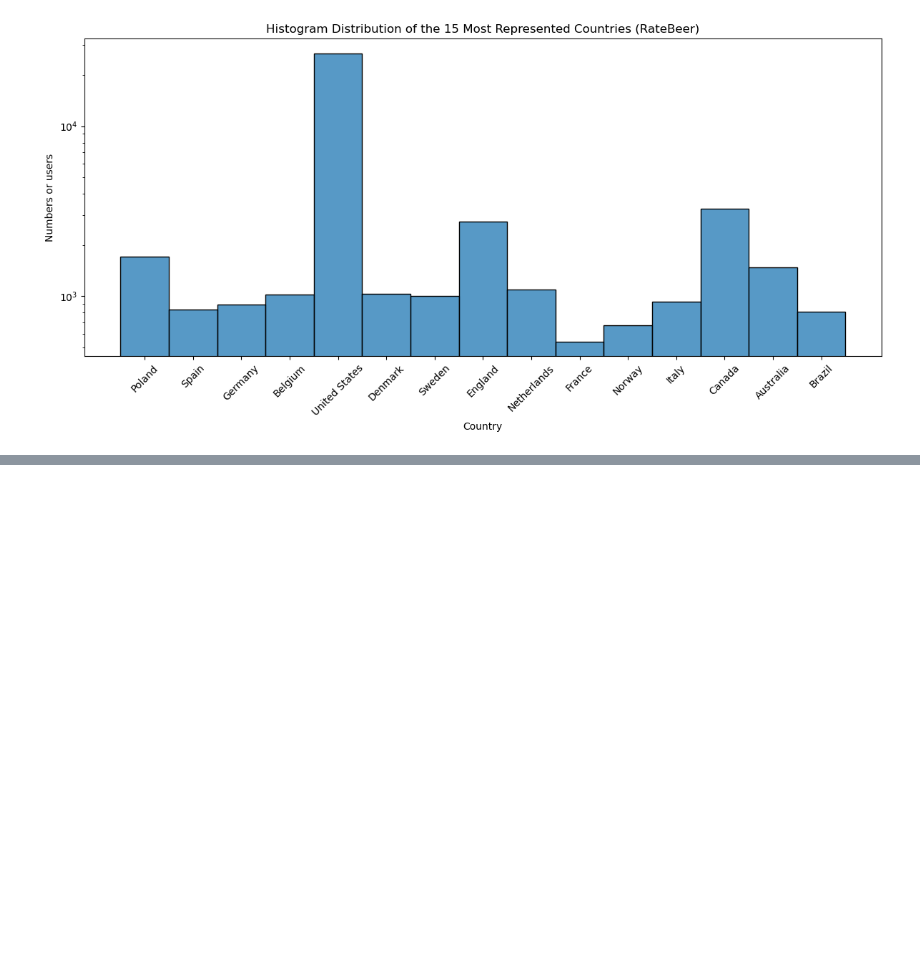
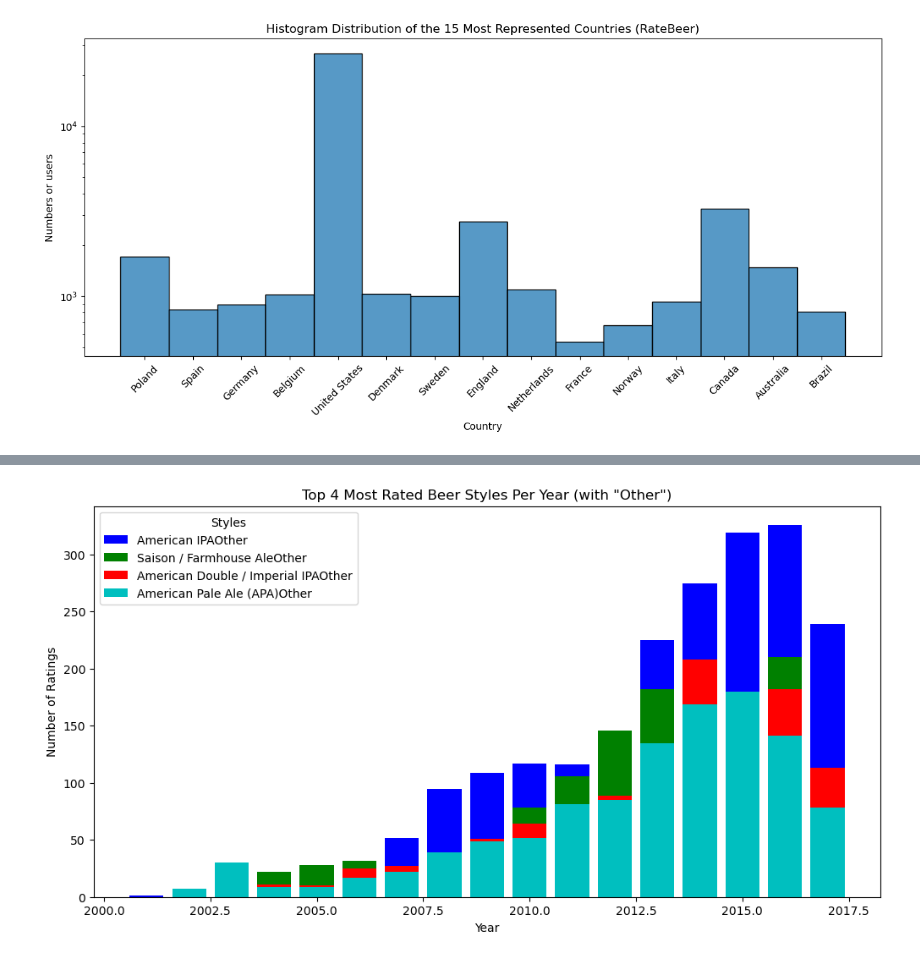
Before and after one commit to epfl-ada/ada-2023-project-dondada, a Jupyter notebook: MilestoneP2.ipynb, the cells around one changed output, grey strips where cells are left out. Drawn from its saved outputs; the diff is of its cells as text; code cells hidden in the pictures; blank space fills up the shorter version.

```diff
--- a/MilestoneP2.ipynb
+++ b/MilestoneP2.ipynb
@@ -669,0 +699,37 @@ plt.show()
+# %%
+import pandas as pd
+import matplotlib.pyplot as plt
+
+# Group the data by year and style and count the number of ratings
+grouped = merged_df.groupby(['year', 'style']).size().unstack(fill_value=0)
+
+# Determine the top 4 styles across the entire dataset and group the rest as "Other"
+all_styles = grouped.columns
+top_styles = grouped.sum().sort_values(ascending=False).head(4).index
+other_styles = [style for style in all_styles if style not in top_styles]
+grouped['Other'] = grouped[other_styles].sum(axis=1)
+
+# Create the histogram
+plt.figure(figsize=(12, 6))
+
+# Define 5 distinct colors for the legend
+colors = ['b', 'g', 'r', 'c', 'm']  # You can change these to your preferred colors
+
+for year in merged_df['year'].unique():
+    year_data = grouped.loc[year]
+
+    # Plot the data for the top 4 styles and "Other" with distinct colors
+    for i, style in enumerate(top_styles):
+        ratings = year_data[style]
+        plt.bar(year, ratings, color=colors[i], width=0.8, align='center')
+
+# Add a single legend outside the loop
+legend_labels = top_styles + ["Other"]
+plt.legend(legend_labels, title='Styles', loc='upper left')
+
+plt.xlabel('Year')
+plt.ylabel('Number of Ratings')
+plt.title('Top 4 Most Rated Beer Styles Per Year (with "Other")')
+plt.show()
+# %% [output]
+[figure, added]
```
Also changed, not shown: parts of 3 cells of this notebook.
